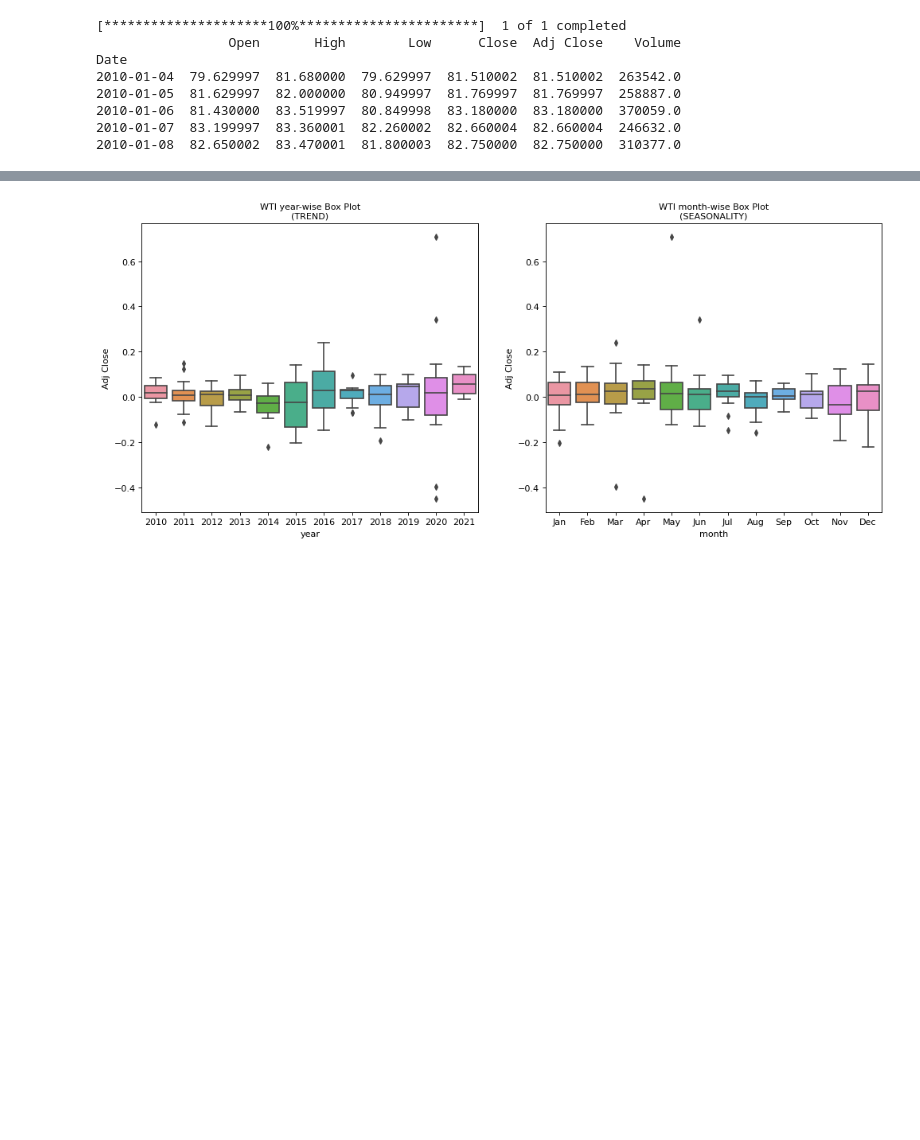
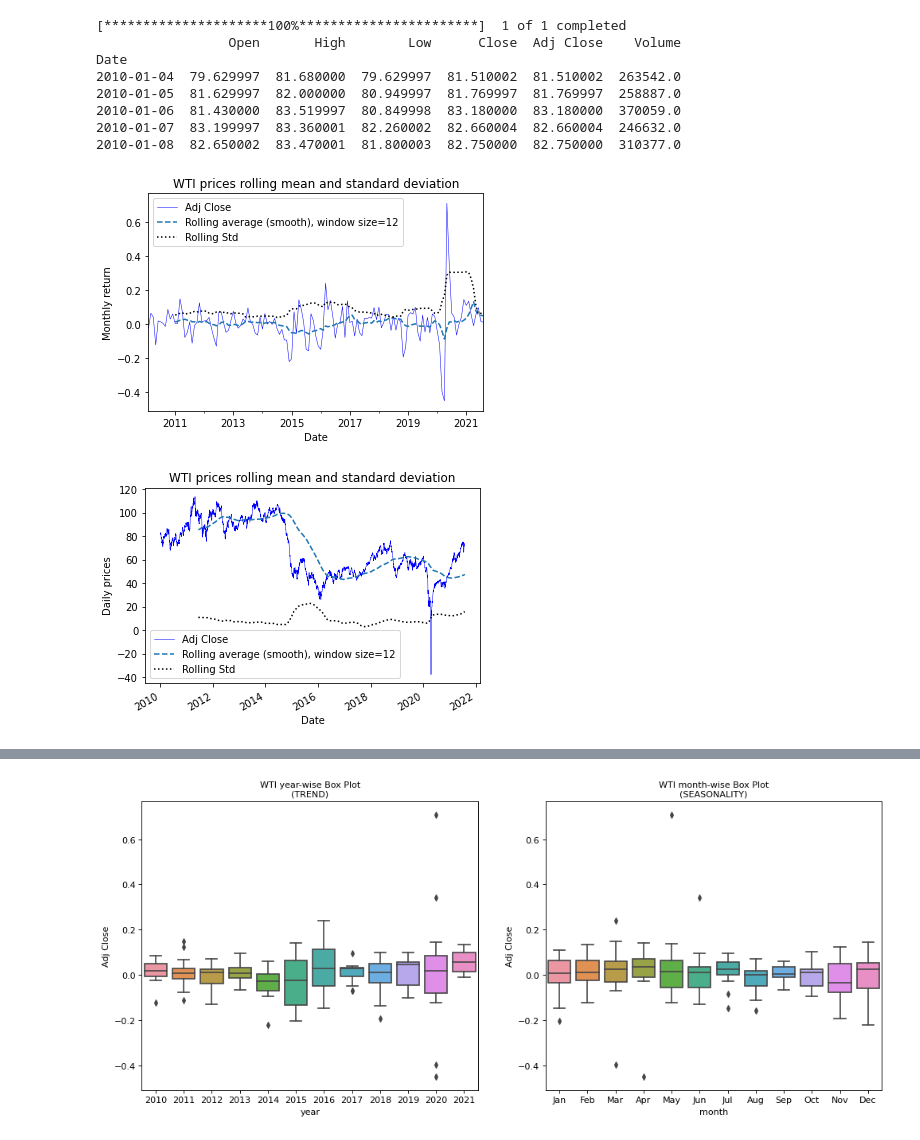
Before and after one commit to saritmaitra/roll_forward_validation, a Jupyter notebook: Roll_Forward.ipynb, the cells around one changed output, grey strips where cells are left out. Cells and saved outputs as stored; diff of their text form; code cells hidden in the pictures; blank space fills up the shorter version.

```diff
--- a/Roll_Forward.ipynb
+++ b/Roll_Forward.ipynb
@@ -52,6 +52,20 @@ Date
 2010-01-06  81.430000  83.519997  80.849998  83.180000  83.180000  370059.0
 2010-01-07  83.199997  83.360001  82.260002  82.660004  82.660004  246632.0
 2010-01-08  82.650002  83.470001  81.800003  82.750000  82.750000  310377.0
+# %%
+def rolling_statistics_ts(ts, titletext,ytext, window_size=12):
+  ts.plot(style='-', color = 'blue',lw=0.5)
+  ts.rolling(window_size).mean().plot(style='--', label='Rolling average (smooth), window size=12')
+  ts.rolling(window_size).std().plot(style=':', color='black', label='Rolling Std')
+  plt.legend(loc='best')
+  plt.ylabel(ytext)
+  plt.title(titletext)
+  plt.show(block=False)
+rolling_statistics_ts(mtly_return[1:],'WTI prices rolling mean and standard deviation','Monthly return')
+rolling_statistics_ts(df['Adj Close'],'WTI prices rolling mean and standard deviation','Daily prices',365)
+# %% [output]
+[figure, added]
+[figure, added]
 # %%
 mtly_return = df['Adj Close'].resample('M').mean().pct_change()
 # %%
```
Also changed, not shown: parts of 2 cells of this notebook.
